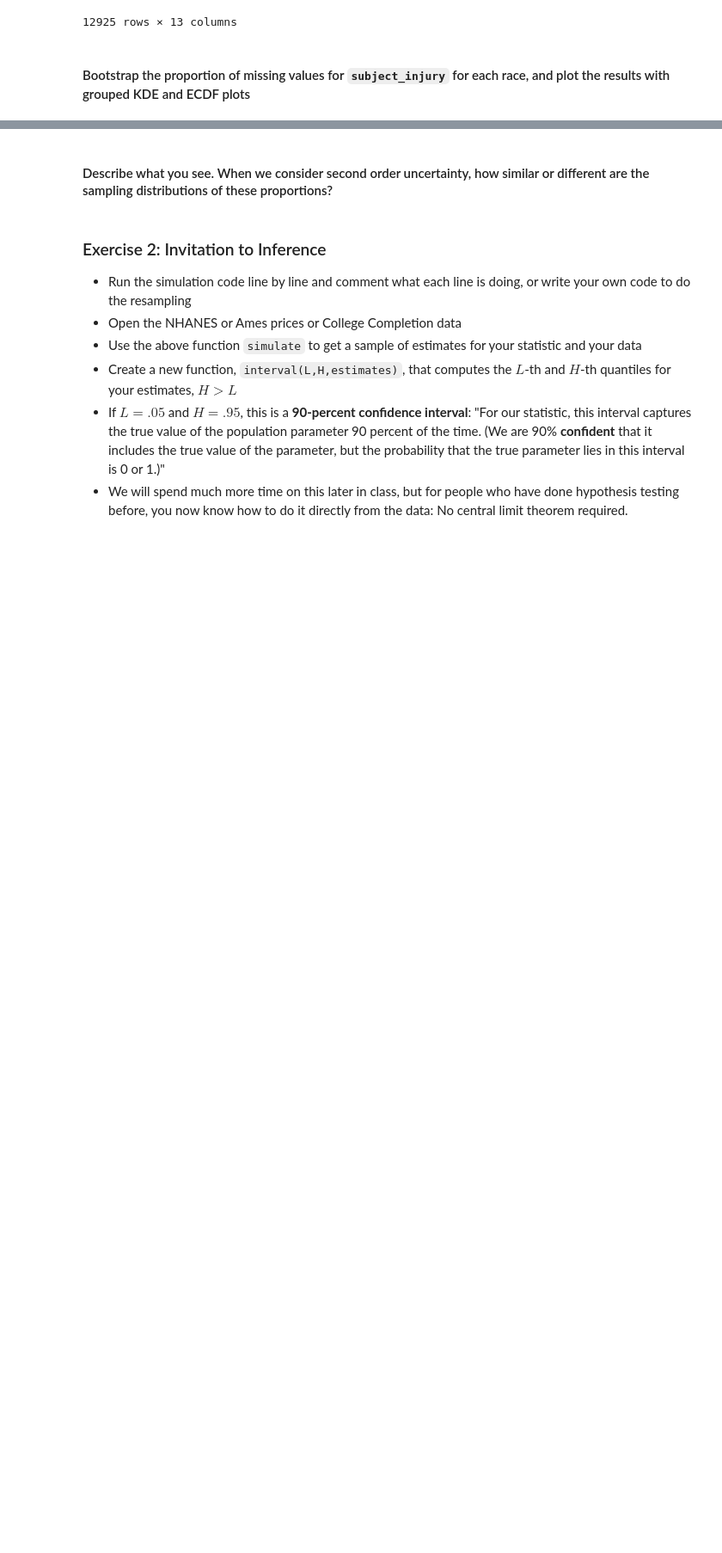
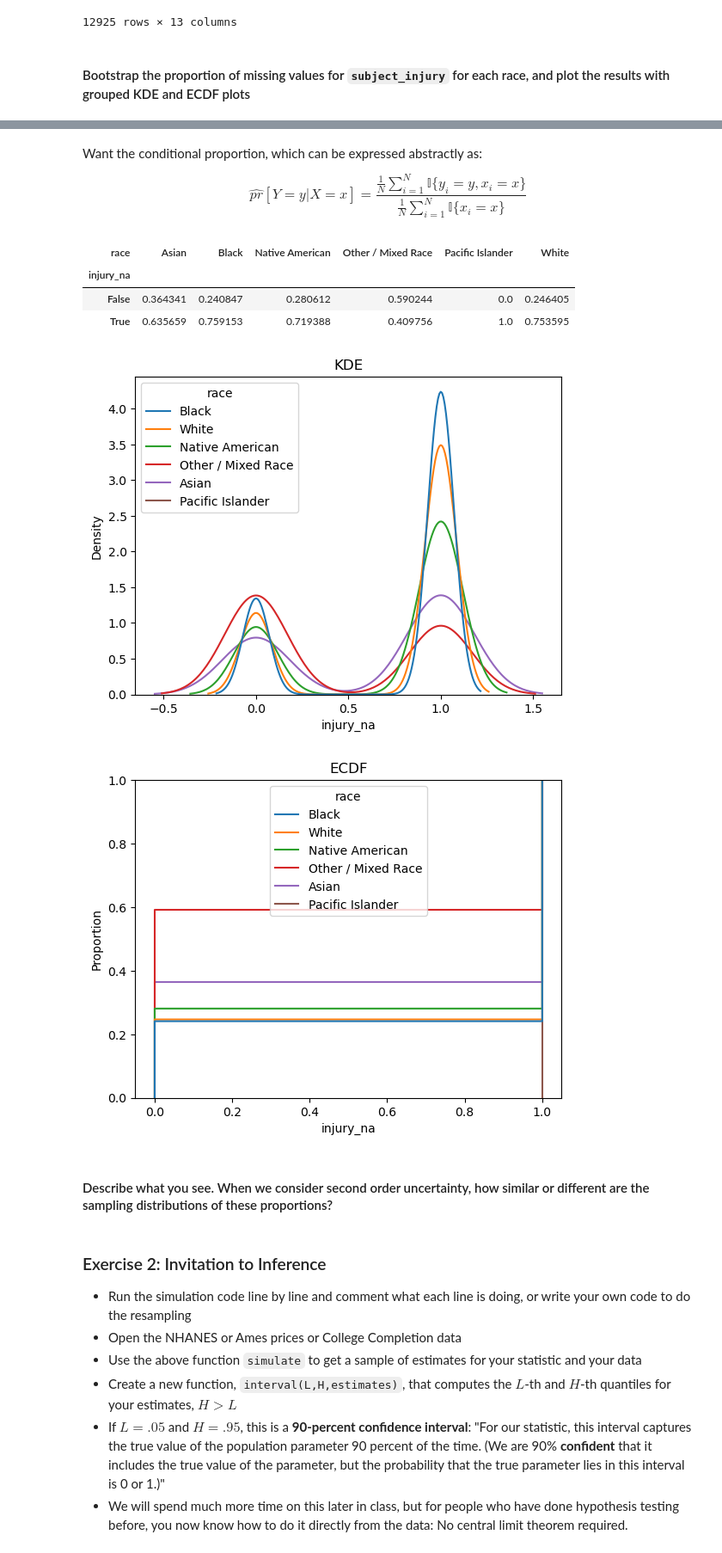
Before and after one commit to hcorbat1/github_branching, a Jupyter notebook: assignment_4_sabine.ipynb, the cells around one changed output, grey strips where cells are left out. Shown: that part at 86% size. Drawn from its saved outputs; the diff is of its cells as text; code cells hidden in the pictures; blank space fills up the shorter version.

```diff
--- a/assignment_4_sabine.ipynb
+++ b/assignment_4_sabine.ipynb
@@ -34,3 +34,8 @@ force = pd.read_csv('/Users/sabinesegaloff/Code/UVA_Fall_25/Understanding_Uncert
 12925 rows × 13 columns
 # %% [markdown]
 #### Bootstrap the proportion of missing values for `subject_injury` for each race, and plot the results with grouped KDE and ECDF plots
+# %%
+# missingness by race
+force['injury_na'] = force['subject_injury'].isna() # Create a missing value dummy
+
+force['race'].value_counts() # how many missing per race
@@ -37,3 +51,29 @@ force = pd.read_csv('/Users/sabinesegaloff/Code/UVA_Fall_25/Understanding_Uncert
+# %% [markdown]
+Want the conditional proportion, which can be expressed abstractly as:
+
+$$
+\widehat{pr}[Y=y |X=x] = \dfrac{\frac{1}{N} \sum_{i=1}^N \mathbb{I}\{y_i=y, x_i=x\}}{\frac{1}{N} \sum_{i=1}^N \mathbb{I}\{x_i=x\}}
+$$
+# %%
+# create contingency table that is normalized to proportions
+pd.crosstab(force['injury_na'], force['race'], normalize='columns') # Normalized to proportions
+# %% [output]
+| race | Asian | Black | Native American | Other / Mixed Race | Pacific Islander | White |
+| injury_na |  |  |  |  |  |  |
+| False | 0.364341 | 0.240847 | 0.280612 | 0.590244 | 0.0 | 0.246405 |
+| True | 0.635659 | 0.759153 | 0.719388 | 0.409756 | 1.0 | 0.753595 |
+# %%
+# plot the results with grouped KDE and ECDF plots
+
+race = 'race'
+sns.kdeplot( data=force, x='injury_na', hue=race, common_norm=False ).set(title='KDE')
+plt.show()
+sns.ecdfplot( data=force, x='injury_na', hue=race).set(title='ECDF')
+plt.show()
+#force.loc[:,['injury_na', race]].groupby(race).describe()
+# %% [output]
+[figure, added]
+[figure, added]
 # %% [markdown]
 #### Describe what you see. When we consider second order uncertainty, how similar or different are the sampling distributions of these proportions?
 # %% [markdown]
```
Also changed, not shown: parts of 1 cell of this notebook.
